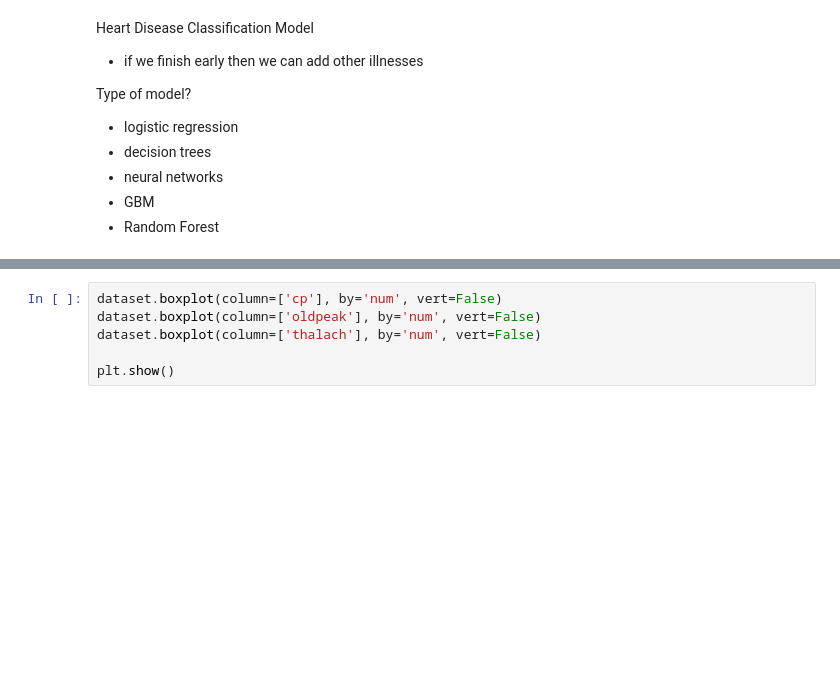
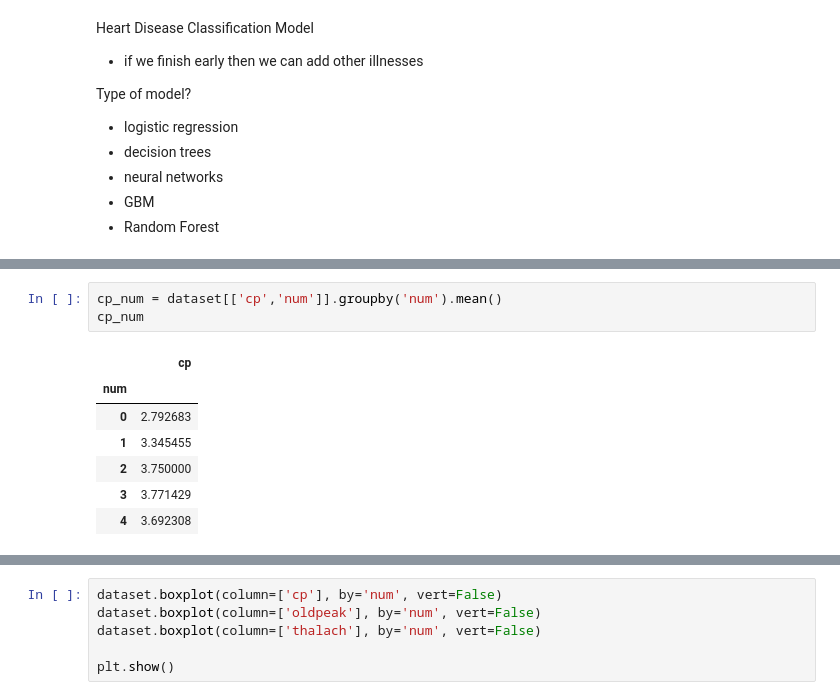
Before and after one commit to gendeh/Illinois-Data-Science---Heart-Disease-Classification, a Jupyter notebook: project2.ipynb, the cells around one changed output, grey strips where cells are left out. Saved outputs shown, nothing was run; the diff lists cells and outputs as text; blank space fills up the shorter version.

```diff
--- a/project2.ipynb
+++ b/project2.ipynb
@@ -56,0 +90,11 @@ dataset.head(10)
+# %%
+cp_num = dataset[['cp','num']].groupby('num').mean()
+cp_num
+# %% [output]
+|  | cp |
+| num |  |
+| 0 | 2.792683 |
+| 1 | 3.345455 |
+| 2 | 3.750000 |
+| 3 | 3.771429 |
+| 4 | 3.692308 |
```
Also changed, not shown: parts of 14 cells of this notebook.
